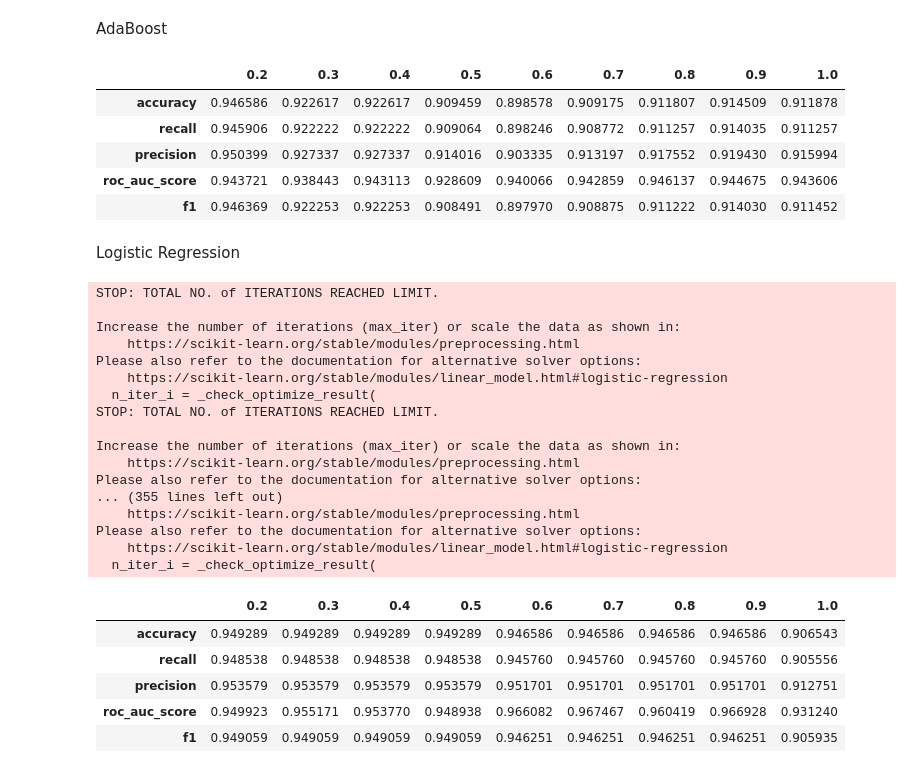
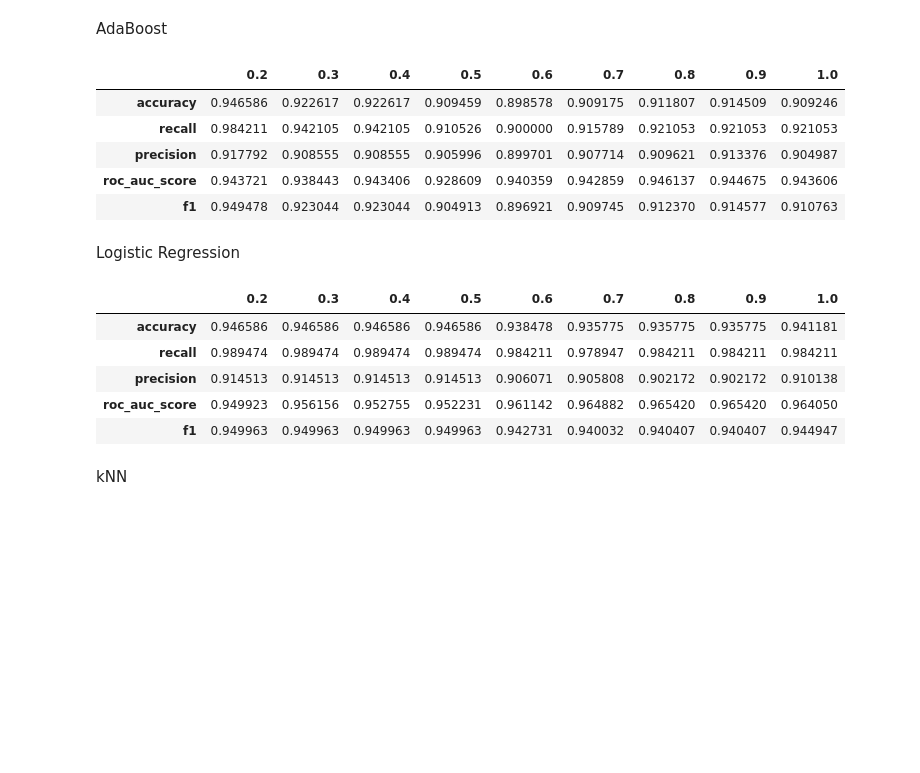
Before and after one commit to eldarst/Diploma, a Jupyter notebook: information_gain.ipynb, the cells around one changed output. Cells and saved outputs as stored; diff of their text form; code cells hidden in the pictures; blank space fills up the shorter version.

```diff
--- a/information_gain.ipynb
+++ b/information_gain.ipynb
@@ -249,13 +282,15 @@ f1             0.946369  0.943670  0.943670
 DECISION TREE
 # %%
 from sklearn import tree
-
 
 clf = tree.DecisionTreeClassifier()
 df_dt = pd.DataFrame()
 for percent in top_features:
     features = top_features[percent]
-    df_dt[percent] = algorithms_by_information_gain(clf, X[features], y)
+    cols = []
+    for feat in features:
+        cols.append(np.where(columns == feat)[0][0])
+    df_dt[percent] = algorithms_by_information_gain(clf, X[:,cols], y)
 algorithms['Decision Tree'] = df_dt
 print(df_dt)
 # %% [output]
@@ -282,7 +317,10 @@ clf = RandomForestClassifier(max_depth=2, random_state=0)
 df_rf = pd.DataFrame()
 for percent in top_features:
     features = top_features[percent]
-    df_rf[percent] = algorithms_by_information_gain(clf, X[features], y)
+    cols = []
+    for feat in features:
+        cols.append(np.where(columns == feat)[0][0])
+    df_rf[percent] = algorithms_by_information_gain(clf, X[:,cols], y)
 algorithms['Random Forest'] = df_rf
-df_rf
+print(df_rf)
 # %% [output]
@@ -303,7 +348,10 @@ clf = make_pipeline(StandardScaler(), SVC(gamma='auto'))
 df_svm = pd.DataFrame()
 for percent in top_features:
     features = top_features[percent]
-    df_svm[percent] = algorithms_by_information_gain(clf, X[features], y)
+    cols = []
+    for feat in features:
+        cols.append(np.where(columns == feat)[0][0])
+    df_svm[percent] = algorithms_by_information_gain(clf, X[:,cols], y)
 algorithms['SVM'] = df_svm
 print(df_svm)
 # %% [output]
@@ -330,49 +378,40 @@ clf = AdaBoostClassifier(n_estimators=100, random_state=0)
 df_ada = pd.DataFrame()
 for percent in top_features:
     features = top_features[percent]
-    df_ada[percent] = algorithms_by_information_gain(clf, X[features], y)
+    cols = []
+    for feat in features:
+        cols.append(np.where(columns == feat)[0][0])
+    df_ada[percent] = algorithms_by_information_gain(clf, X[:,cols], y)
 algorithms['AdaBoost'] = df_ada
 df_ada
 # %% [output]
 |  | 0.2 | 0.3 | 0.4 | 0.5 | 0.6 | 0.7 | 0.8 | 0.9 | 1.0 |
-| accuracy | 0.946586 | 0.922617 | 0.922617 | 0.909459 | 0.898578 | 0.909175 | 0.911807 | 0.914509 | 0.911878 |
-| recall | 0.945906 | 0.922222 | 0.922222 | 0.909064 | 0.898246 | 0.908772 | 0.911257 | 0.914035 | 0.911257 |
-| precision | 0.950399 | 0.927337 | 0.927337 | 0.914016 | 0.903335 | 0.913197 | 0.917552 | 0.919430 | 0.915994 |
-| roc_auc_score | 0.943721 | 0.938443 | 0.943113 | 0.928609 | 0.940066 | 0.942859 | 0.946137 | 0.944675 | 0.943606 |
-| f1 | 0.946369 | 0.922253 | 0.922253 | 0.908491 | 0.897970 | 0.908875 | 0.911222 | 0.914030 | 0.911452 |
+| accuracy | 0.946586 | 0.922617 | 0.922617 | 0.909459 | 0.898578 | 0.909175 | 0.911807 | 0.914509 | 0.909246 |
+| recall | 0.984211 | 0.942105 | 0.942105 | 0.910526 | 0.900000 | 0.915789 | 0.921053 | 0.921053 | 0.921053 |
+| precision | 0.917792 | 0.908555 | 0.908555 | 0.905996 | 0.899701 | 0.907714 | 0.909621 | 0.913376 | 0.904987 |
+| roc_auc_score | 0.943721 | 0.938443 | 0.943406 | 0.928609 | 0.940359 | 0.942859 | 0.946137 | 0.944675 | 0.943606 |
+| f1 | 0.949478 | 0.923044 | 0.923044 | 0.904913 | 0.896921 | 0.909745 | 0.912370 | 0.914577 | 0.910763 |
 # %% [markdown]
 Logistic Regression
 # %%
 from sklearn.linear_model import LogisticRegression
 
 clf = LogisticRegression(random_state=123)
 df_lr = pd.DataFrame()
 for percent in top_features:
     features = top_features[percent]
-    df_lr[percent] = algorithms_by_information_gain(clf, X[features], y)
+    cols = []
+    for feat in features:
+        cols.append(np.where(columns == feat)[0][0])
+    df_lr[percent] = algorithms_by_information_gain(clf, X[:,cols], y)
 algorithms['Logistic Regression'] = df_lr
 df_lr
 # %% [output]
-STOP: TOTAL NO. of ITERATIONS REACHED LIMIT.
-
-Increase the number of iterations (max_iter) or scale the data as shown in:
-    https://scikit-learn.org/stable/modules/preprocessing.html
-Please also refer to the documentation for alternative solver options:
-    https://scikit-learn.org/stable/modules/linear_model.html#logistic-regression
-  n_iter_i = _check_optimize_result(
-STOP: TOTAL NO. of ITERATIONS REACHED LIMIT.
-
-Increase the number of iterations (max_iter) or scale the data as shown in:
-    https://scikit-learn.org/stable/modules/preprocessing.html
-Please also refer to the documentation for alternative solver options:
-... (355 lines left out)
-    https://scikit-learn.org/stable/modules/preprocessing.html
-Please also refer to the documentation for alternative solver options:
-    https://scikit-learn.org/stable/modules/linear_model.html#logistic-regression
-  n_iter_i = _check_optimize_result(
 |  | 0.2 | 0.3 | 0.4 | 0.5 | 0.6 | 0.7 | 0.8 | 0.9 | 1.0 |
-| accuracy | 0.949289 | 0.949289 | 0.949289 | 0.949289 | 0.946586 | 0.946586 | 0.946586 | 0.946586 | 0.906543 |
-| recall | 0.948538 | 0.948538 | 0.948538 | 0.948538 | 0.945760 | 0.945760 | 0.945760 | 0.945760 | 0.905556 |
-| precision | 0.953579 | 0.953579 | 0.953579 | 0.953579 | 0.951701 | 0.951701 | 0.951701 | 0.951701 | 0.912751 |
-| roc_auc_score | 0.949923 | 0.955171 | 0.953770 | 0.948938 | 0.966082 | 0.967467 | 0.960419 | 0.966928 | 0.931240 |
-| f1 | 0.949059 | 0.949059 | 0.949059 | 0.949059 | 0.946251 | 0.946251 | 0.946251 | 0.946251 | 0.905935 |
+| accuracy | 0.946586 | 0.946586 | 0.946586 | 0.946586 | 0.938478 | 0.935775 | 0.935775 | 0.935775 | 0.941181 |
+| recall | 0.989474 | 0.989474 | 0.989474 | 0.989474 | 0.984211 | 0.978947 | 0.984211 | 0.984211 | 0.984211 |
+| precision | 0.914513 | 0.914513 | 0.914513 | 0.914513 | 0.906071 | 0.905808 | 0.902172 | 0.902172 | 0.910138 |
+| roc_auc_score | 0.949923 | 0.956156 | 0.952755 | 0.952231 | 0.961142 | 0.964882 | 0.965420 | 0.965420 | 0.964050 |
+| f1 | 0.949963 | 0.949963 | 0.949963 | 0.949963 | 0.942731 | 0.940032 | 0.940407 | 0.940407 | 0.944947 |
+# %% [markdown]
+kNN
```
Also changed, not shown: parts of 21 cells of this notebook, 4 other files.
